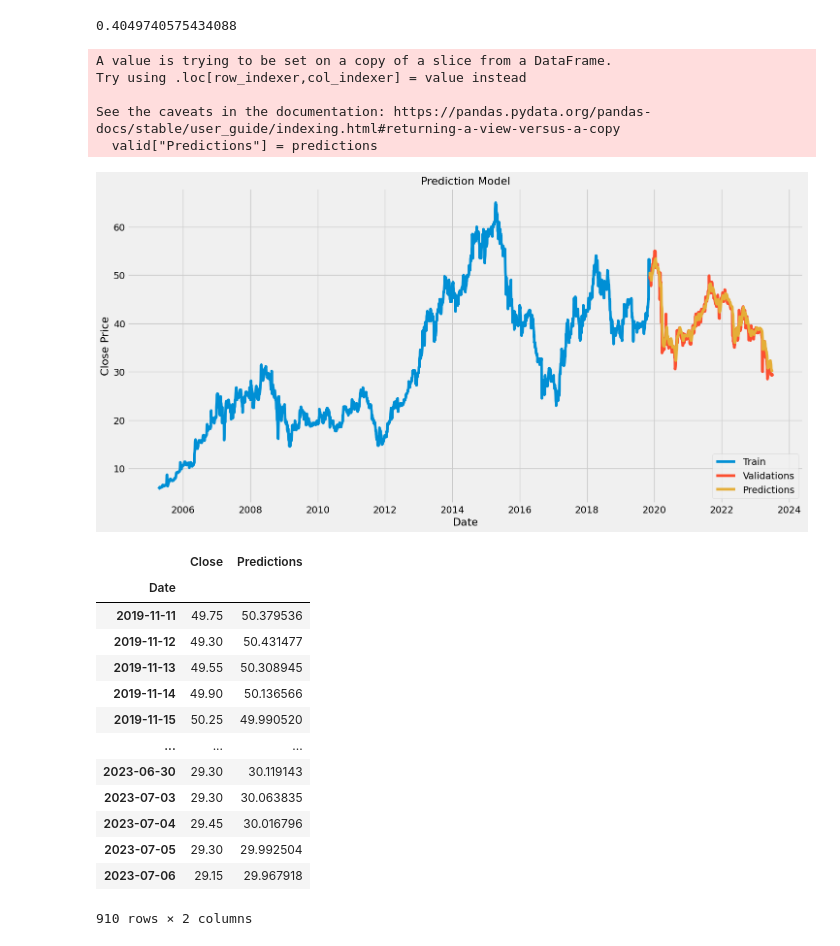
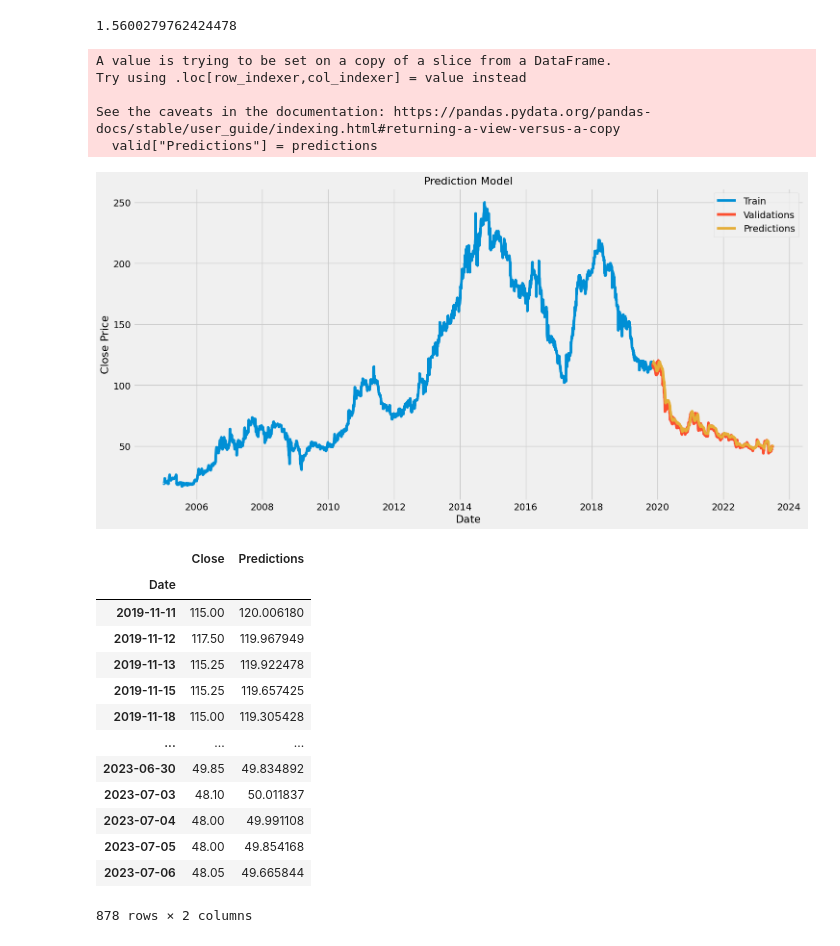
Before and after one commit to NjokiOlima/s.pred_project, a Jupyter notebook: predict_ke.ipynb, the cells around one changed output. Saved outputs shown, nothing was run; the diff lists cells and outputs as text; code cells hidden in the pictures.

```diff
--- a/predict_ke.ipynb
+++ b/predict_ke.ipynb
@@ -15,7 +15,7 @@ import math
 import datetime as dtm
 # %%
 # LOAD DATA
-df = pd.read_csv("KCB.csv", skipinitialspace=True)
+df = pd.read_csv("DTB.csv", skipinitialspace=True)
 
 # CLEANING DATA
 # Reverse dataframe starting with earliest stock as first index
@@ -147,47 +147,47 @@ predictions = scaler.inverse_transform(predictions)
 rmse = np.sqrt(np.mean(predictions - y_test)**2)
 rmse
 # %% [output]
-0.4049740575434088
+1.5600279762424478
 # %%
 # Plot data
 train = data[0: training_data_len] # from zero
 valid = data[training_data_len:] # validation data
 valid["Predictions"] = predictions
 
 # Visualise data
 plt.figure(figsize=(16,8))
 plt.title("Prediction Model", fontsize=16)
 plt.xlabel("Date", fontsize=16)
 plt.ylabel("Close Price", fontsize=16)
 plt.plot(train.Close)
 plt.plot(valid[["Close", "Predictions"]])
-plt.legend(["Train", "Validations", "Predictions"], loc="lower right")
+plt.legend(["Train", "Validations", "Predictions"])
 plt.show()
 # %% [output]
 A value is trying to be set on a copy of a slice from a DataFrame.
 Try using .loc[row_indexer,col_indexer] = value instead
 
 See the caveats in the documentation: https://pandas.pydata.org/pandas-docs/stable/user_guide/indexing.html#returning-a-view-versus-a-copy
   valid["Predictions"] = predictions
-[figure, old version]
+[figure, new version]
 # %%
 # Show valid and predicted
 valid
 # %% [output]
 |  | Close | Predictions |
 | Date |  |  |
-| 2019-11-11 | 49.75 | 50.379536 |
-| 2019-11-12 | 49.30 | 50.431477 |
-| 2019-11-13 | 49.55 | 50.308945 |
-| 2019-11-14 | 49.90 | 50.136566 |
-| 2019-11-15 | 50.25 | 49.990520 |
+| 2019-11-11 | 115.00 | 120.006180 |
+| 2019-11-12 | 117.50 | 119.967949 |
+| 2019-11-13 | 115.25 | 119.922478 |
+| 2019-11-15 | 115.25 | 119.657425 |
+| 2019-11-18 | 115.00 | 119.305428 |
 | ... | ... | ... |
-| 2023-06-30 | 29.30 | 30.119143 |
-| 2023-07-03 | 29.30 | 30.063835 |
-| 2023-07-04 | 29.45 | 30.016796 |
-| 2023-07-05 | 29.30 | 29.992504 |
-| 2023-07-06 | 29.15 | 29.967918 |
+| 2023-06-30 | 49.85 | 49.834892 |
+| 2023-07-03 | 48.10 | 50.011837 |
+| 2023-07-04 | 48.00 | 49.991108 |
+| 2023-07-05 | 48.00 | 49.854168 |
+| 2023-07-06 | 48.05 | 49.665844 |
-910 rows × 2 columns
+878 rows × 2 columns
 # %%
 # Predict for the next n_days => n_days can be 10, 20, 30, 60, 100 days e.t.c
 n_days = 10
```
Also changed, not shown: parts of 13 cells of this notebook, 4 other files.
